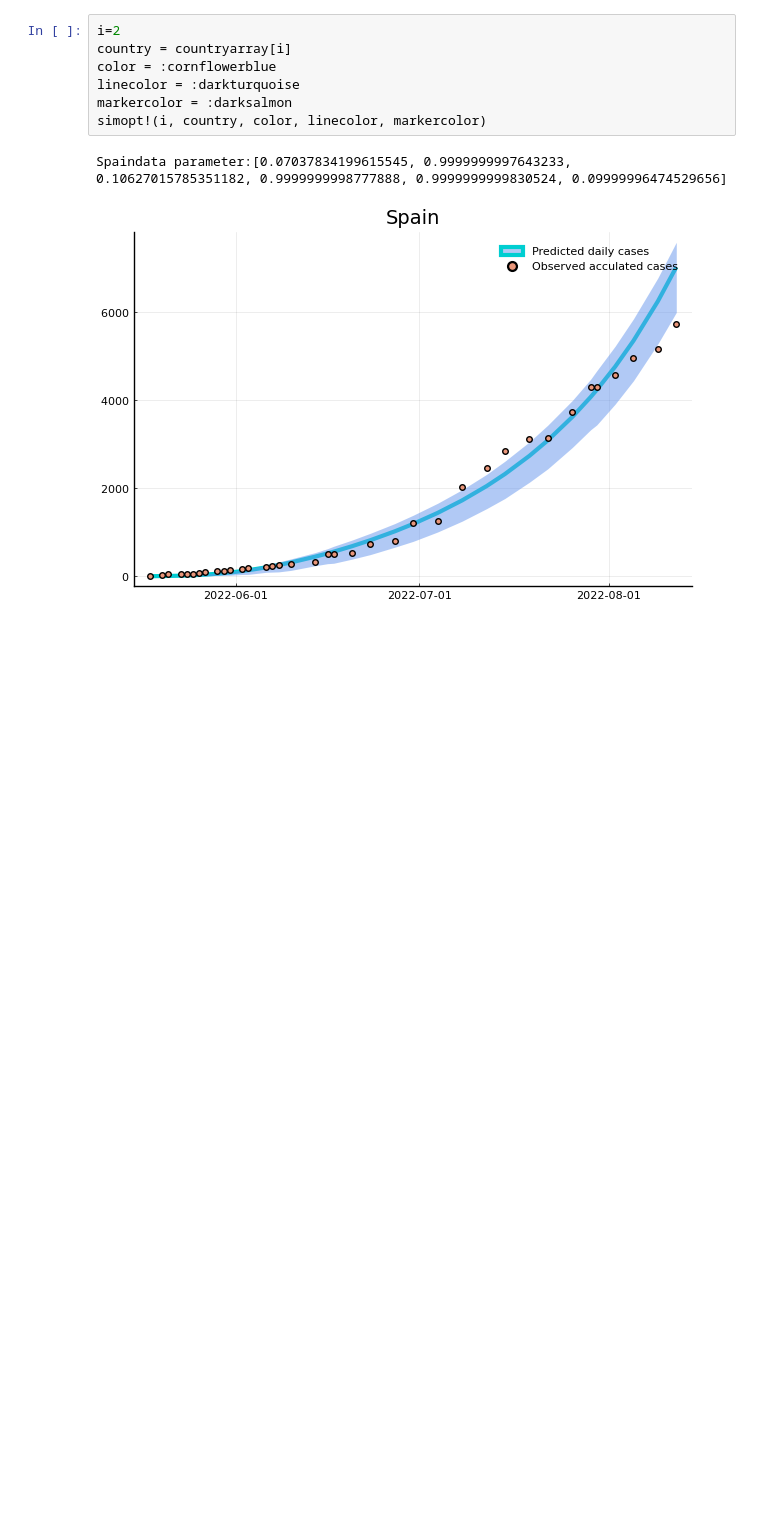
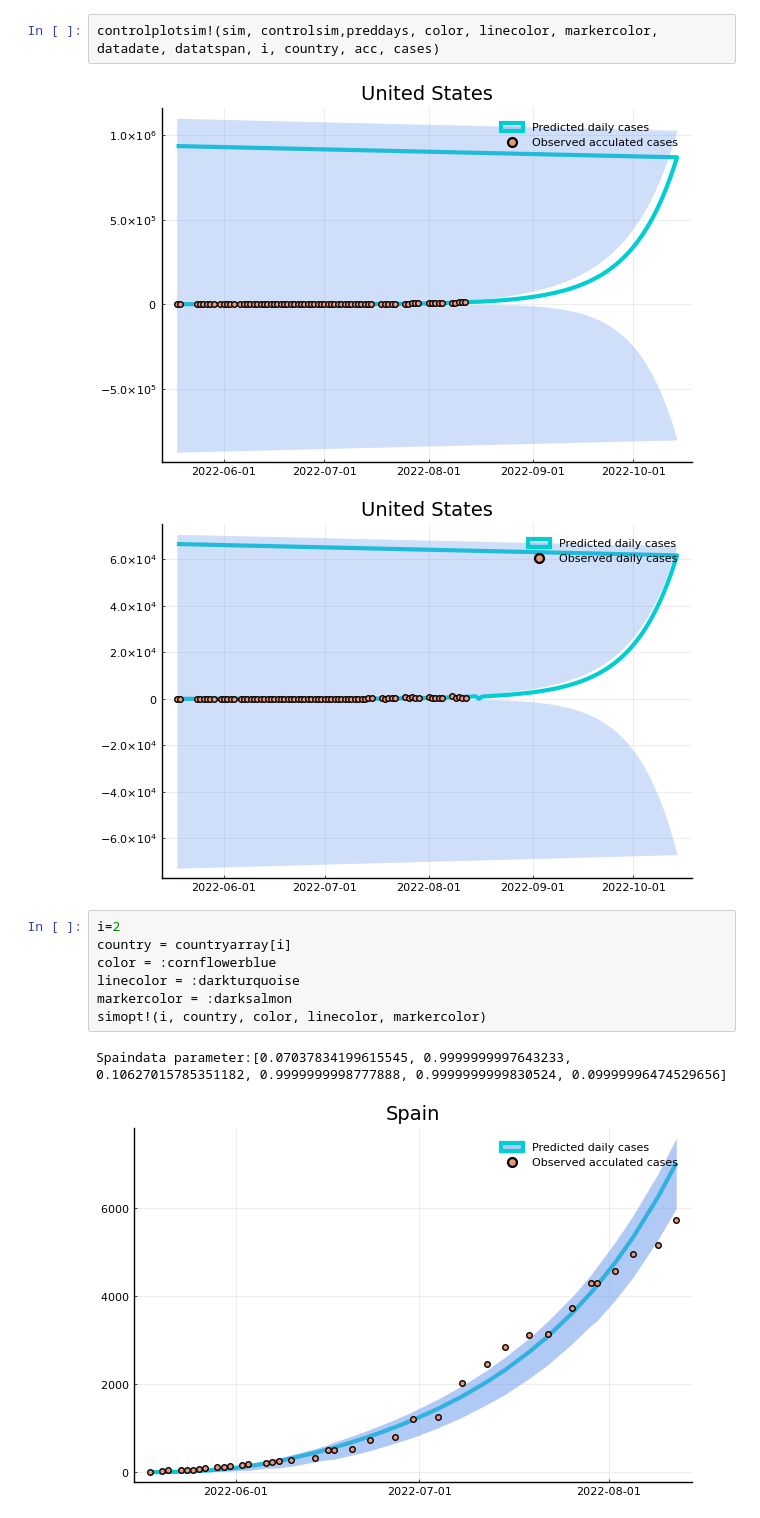
Before and after one commit to Song921012/Monkeypox.jl, a Jupyter notebook: reloadmultiplecontries.ipynb, the cells around one changed output. Saved outputs shown, nothing was run; the diff lists cells and outputs as text; blank space fills up the shorter version.

```diff
--- a/reloadmultiplecontries.ipynb
+++ b/reloadmultiplecontries.ipynb
@@ -87,3 +394,8 @@ simopt! (generic function with 1 method)
+# %%
+controlplotsim!(sim, controlsim,preddays, color, linecolor, markercolor, datadate, datatspan, i, country, acc, cases)
+# %% [output]
+[figure, added]
+[figure, added]
 # %%
 i=2
 country = countryarray[i]
```
Also changed, not shown: parts of 8 cells of this notebook, 6 other files.
